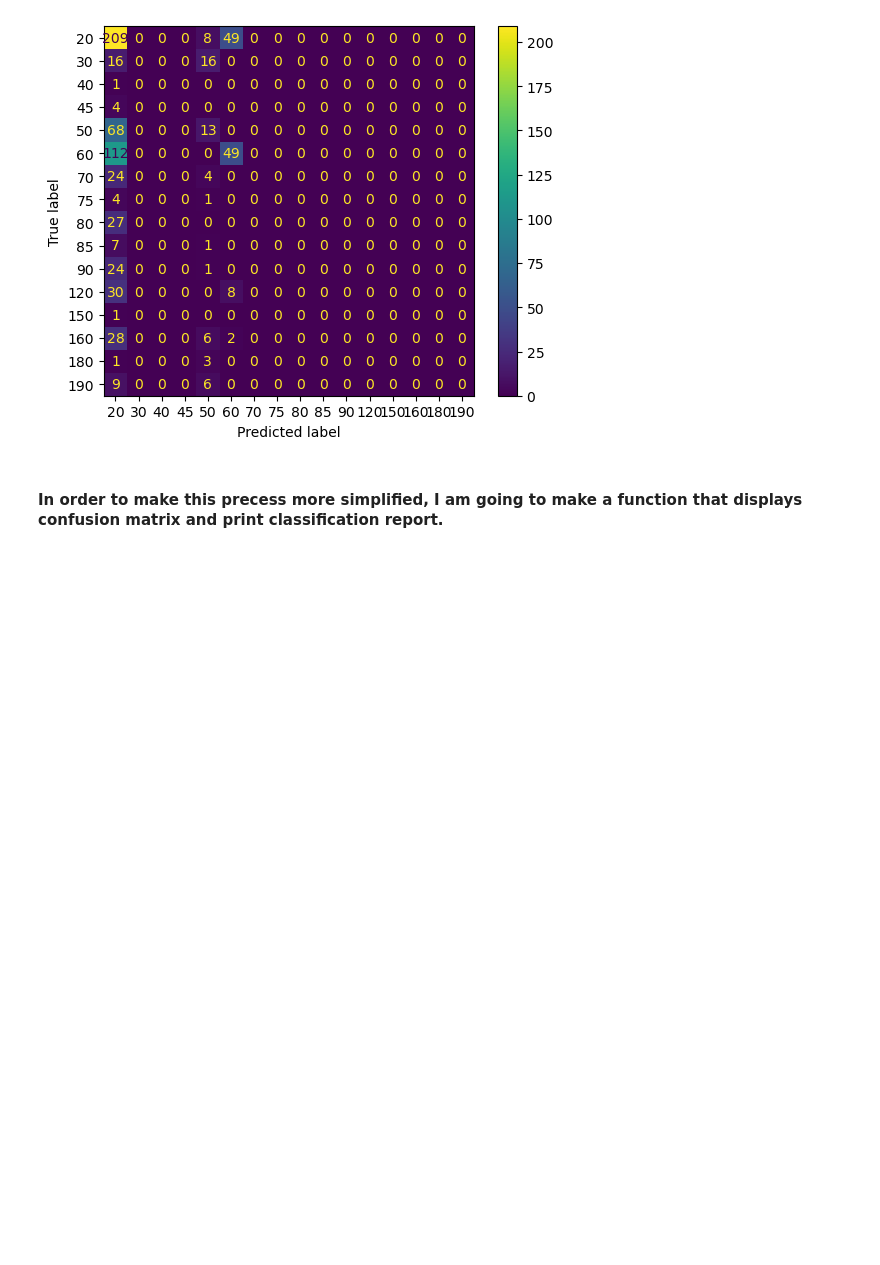
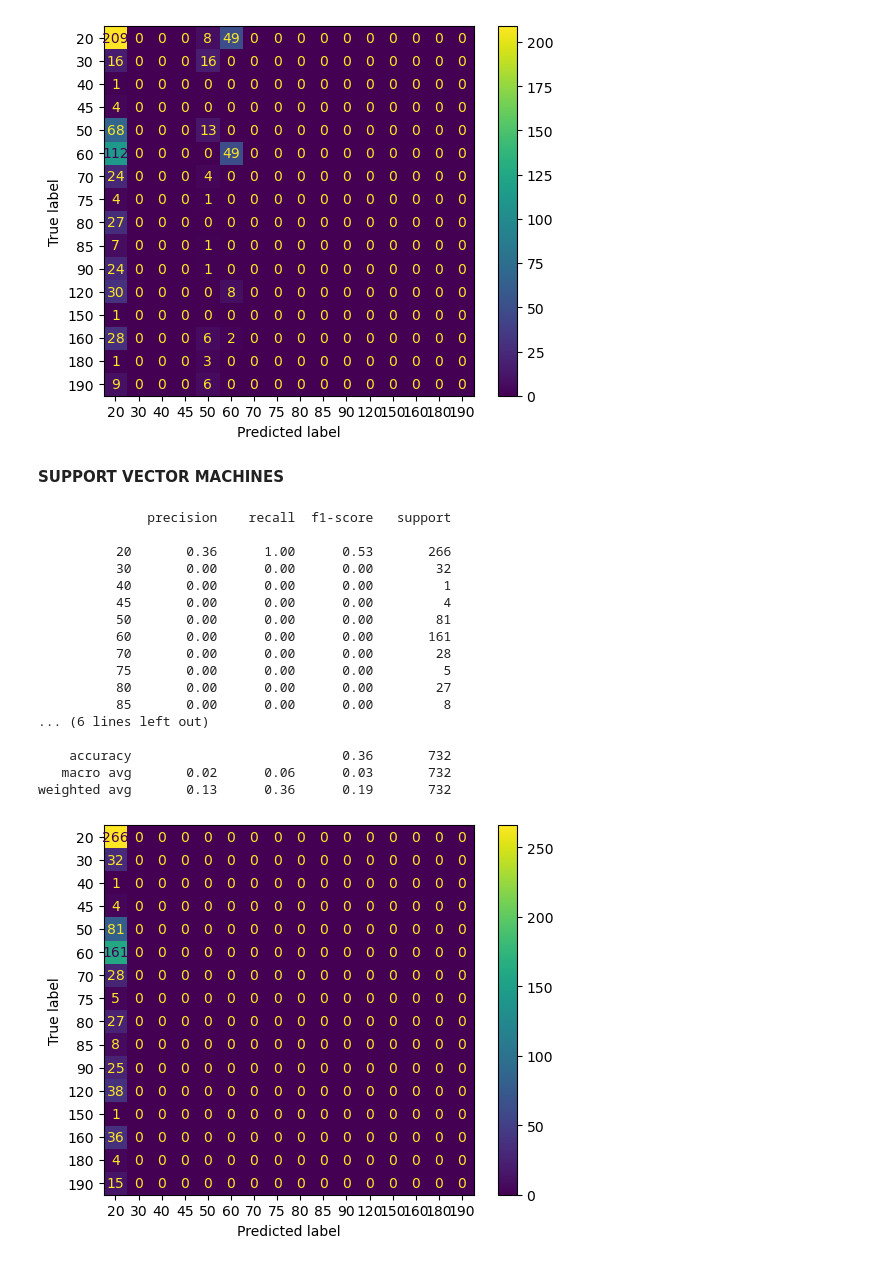
Before and after one commit to JovanTTT/House_Price_Prediction_-_Classification, a Jupyter notebook: House_Project_Classification_Model_Training.ipynb, the cells around one changed output. Drawn from its saved outputs; the diff is of its cells as text; code cells hidden in the pictures; blank space fills up the shorter version.

Commit message:
Default models

```diff
--- a/House_Project_Classification_Model_Training.ipynb
+++ b/House_Project_Classification_Model_Training.ipynb
@@ -58,0 +69,5 @@ X_train, X_test, y_train, y_test = train_test_split(X, y, test_size=0.25, random
+# %%
+def function_model(model):
+    model.fit(X_train, y_train)
+    preds = model.predict(X_test)
+    accuracy_function(model, preds)
@@ -97,5 +116,3 @@ ConfusionMatrixDisplay.from_estimator(logistic_model, X_test, y_test)
 # %% [output]
 <sklearn.metrics._plot.confusion_matrix.ConfusionMatrixDisplay at 0x...>
 [figure]
-# %% [markdown]
-#### In order to make this precess more simplified, I am going to make a function that displays confusion matrix and print classification report.
@@ -105,0 +119,2 @@ def accuracy_function(model, preds):
+# %% [markdown]
+**SUPPORT VECTOR MACHINES**
@@ -105,0 +123,23 @@ def accuracy_function(model, preds):
+# %%
+svc_model = SVC()
+# %%
+function_model(svc_model)
+# %% [output]
+              precision    recall  f1-score   support
+
+          20       0.36      1.00      0.53       266
+          30       0.00      0.00      0.00        32
+          40       0.00      0.00      0.00         1
+          45       0.00      0.00      0.00         4
+          50       0.00      0.00      0.00        81
+          60       0.00      0.00      0.00       161
+          70       0.00      0.00      0.00        28
+          75       0.00      0.00      0.00         5
+          80       0.00      0.00      0.00        27
+          85       0.00      0.00      0.00         8
+... (6 lines left out)
+
+    accuracy                           0.36       732
+   macro avg       0.02      0.06      0.03       732
+weighted avg       0.13      0.36      0.19       732
+[figure, added]
```
Also changed, not shown: parts of 27 cells of this notebook.
